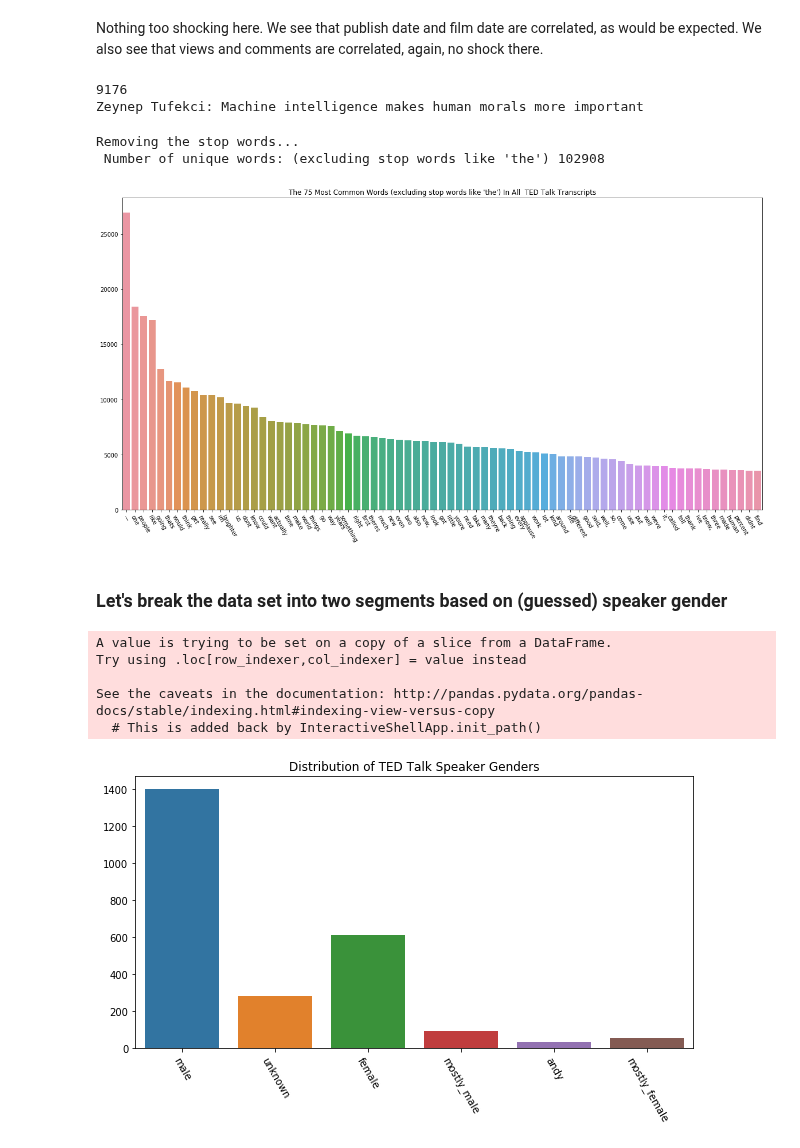
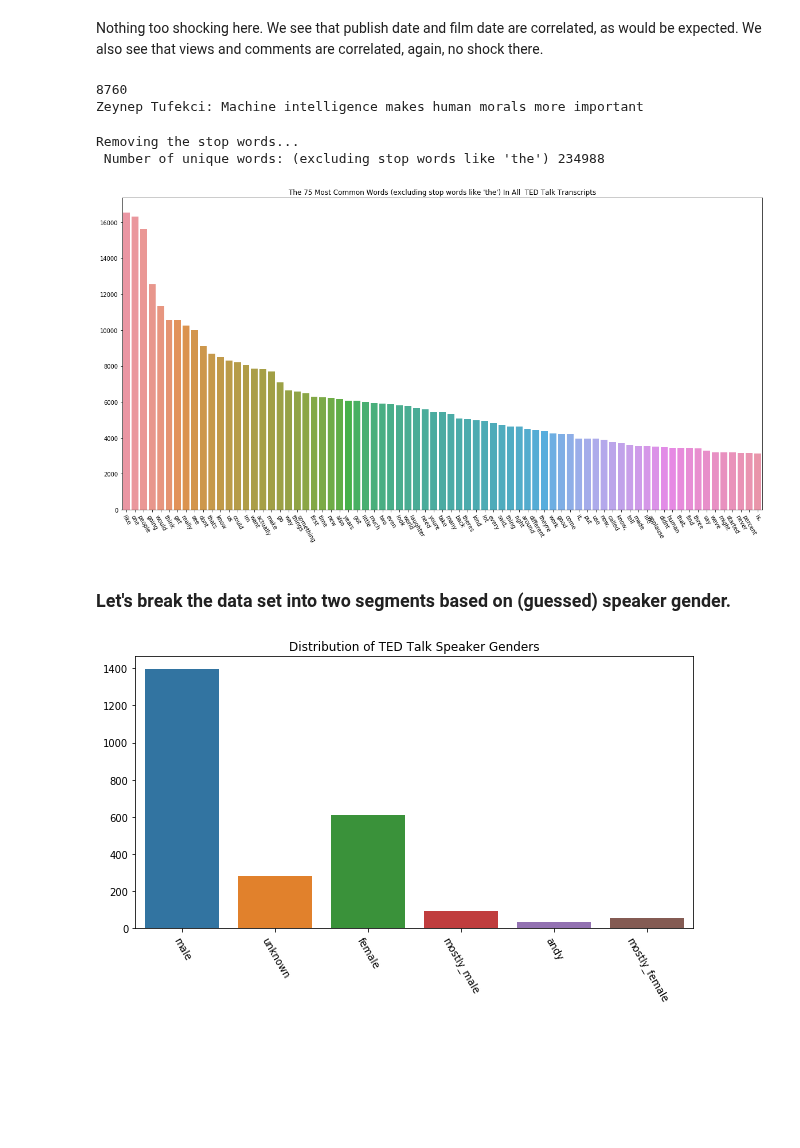
Before and after one commit to GreenMouth/Data-Science-Lab-Final-Project, a Jupyter notebook: src/Data-Exploration.ipynb, the cells around one changed output. Cells and saved outputs as stored; diff of their text form; code cells hidden in the pictures; blank space fills up the shorter version.

```diff
--- a/src/Data-Exploration.ipynb
+++ b/src/Data-Exploration.ipynb
@@ -40,8 +43,10 @@ First load up the data.
 filepath = '../data/kaggle-data/'
 filename = 'merged_data.csv'
 data = pd.read_csv(filepath + filename)
-# drop extra index column
+# drop extra index columns
 data.drop('Unnamed: 0', axis=1, inplace=True)
+data.drop('Unnamed: 0.1', axis=1,inplace=True)
+data.drop('Unnamed: 0.1.1', axis=1,inplace=True)
 # %%
 # Output suppressed
 #data.describe()
@@ -70,6 +66,3 @@ That is something we need to look into... For the moment I am going to drop them
-# %%
-# Assuming the NaN are the same rows in both columns
-data_trimmed = data.dropna(subset=['clean_transcripts'])
 # %% [markdown]
 Let's look at how our features are correlated:
 # %%
@@ -91,7 +84,7 @@ for row in data_trimmed.itertuples():
 print(maxLen)
 print(longestTalk)
 # %% [output]
-9176
+8760
 Zeynep Tufekci: Machine intelligence makes human morals more important
 # %%
 def getWords(df,removeStopWords):
@@ -146,13 +139,13 @@ def mostFrequentWords(df, numWordsDesired, descriptor='', removeStopWords=True,
     # Return list of most common words
     return mostCommon
 # %%
-_ = mostFrequentWords(data_trimmed,75)
+_ = mostFrequentWords(data,75)
 # %% [output]
 Removing the stop words...
- Number of unique words: (excluding stop words like 'the') 102908
+ Number of unique words: (excluding stop words like 'the') 234988
-[figure, old version]
+[figure, new version]
 # %% [markdown]
-### Let's break the data set into two segments based on (guessed) speaker gender
+### Let's break the data set into two segments based on (guessed) speaker gender.
 # %%
 genDetector = gender.Detector()
 speakerNames = data_trimmed.main_speaker.tolist()
@@ -164,13 +157,7 @@ for name in speakerNames:
     firstName = firstLastName[0]
     speakerFirstNames.append(firstName)
     genders.append(genDetector.get_gender(firstName))
-data_trimmed['gender'] = genders
+data['gender'] = genders
-# %% [output]
-A value is trying to be set on a copy of a slice from a DataFrame.
-Try using .loc[row_indexer,col_indexer] = value instead
-
-See the caveats in the documentation: http://pandas.pydata.org/pandas-docs/stable/indexing.html#indexing-view-versus-copy
-  # This is added back by InteractiveShellApp.init_path()
 # %%
 # Plot a histogram of genders
 genderCounts = Counter(genders)
```
Also changed, not shown: parts of 48 cells of this notebook.
